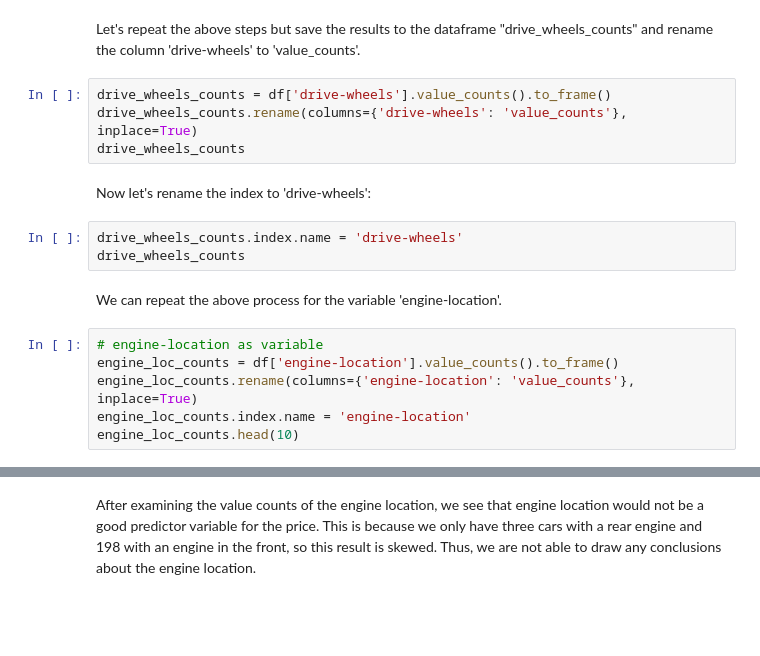
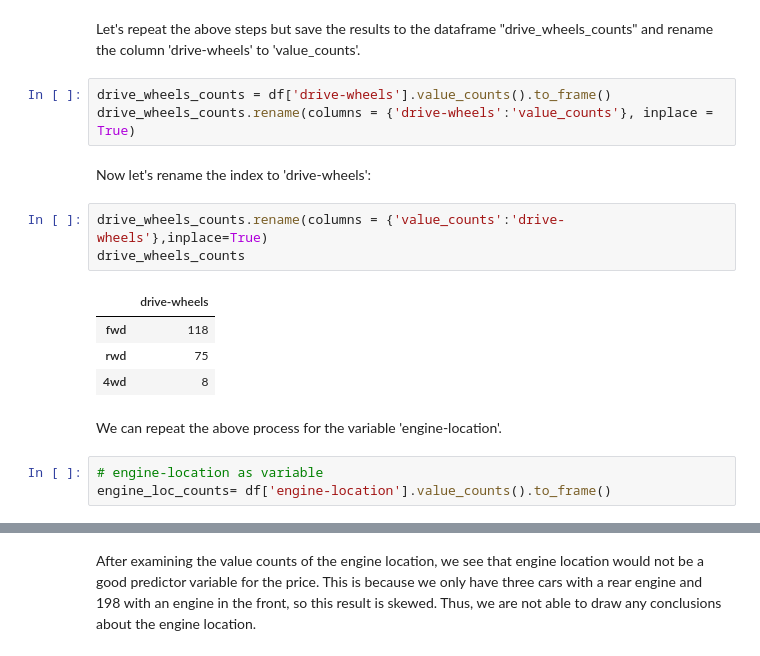
Before and after one commit to morelocj/pandas_demos, a Jupyter notebook: USE__DA0101EN-3-Review-Exploratory-Data-Analysis.ipynb, the cells around one changed output, grey strips where cells are left out. Cells and saved outputs as stored; diff of their text form; blank space fills up the shorter version.

```diff
--- a/USE__DA0101EN-3-Review-Exploratory-Data-Analysis.ipynb
+++ b/USE__DA0101EN-3-Review-Exploratory-Data-Analysis.ipynb
@@ -335,18 +348,19 @@ df['drive-wheels'].value_counts().to_frame()
 Let's repeat the above steps but save the results to the dataframe "drive_wheels_counts" and rename the column  'drive-wheels' to 'value_counts'.
 # %%
 drive_wheels_counts = df['drive-wheels'].value_counts().to_frame()
-drive_wheels_counts.rename(columns={'drive-wheels': 'value_counts'}, inplace=True)
-drive_wheels_counts
+drive_wheels_counts.rename(columns = {'drive-wheels':'value_counts'}, inplace = True)
 # %% [markdown]
 Now let's rename the index to 'drive-wheels':
 # %%
-drive_wheels_counts.index.name = 'drive-wheels'
+drive_wheels_counts.rename(columns = {'value_counts':'drive-wheels'},inplace=True)
 drive_wheels_counts
+# %% [output]
+|  | drive-wheels |
+| fwd | 118 |
+| rwd | 75 |
+| 4wd | 8 |
 # %% [markdown]
 We can repeat the above process for the variable 'engine-location'.
 # %%
 # engine-location as variable
-engine_loc_counts = df['engine-location'].value_counts().to_frame()
-engine_loc_counts.rename(columns={'engine-location': 'value_counts'}, inplace=True)
-engine_loc_counts.index.name = 'engine-location'
-engine_loc_counts.head(10)
+engine_loc_counts= df['engine-location'].value_counts().to_frame()
```
Also changed, not shown: parts of 10 cells of this notebook, 3 other files.
